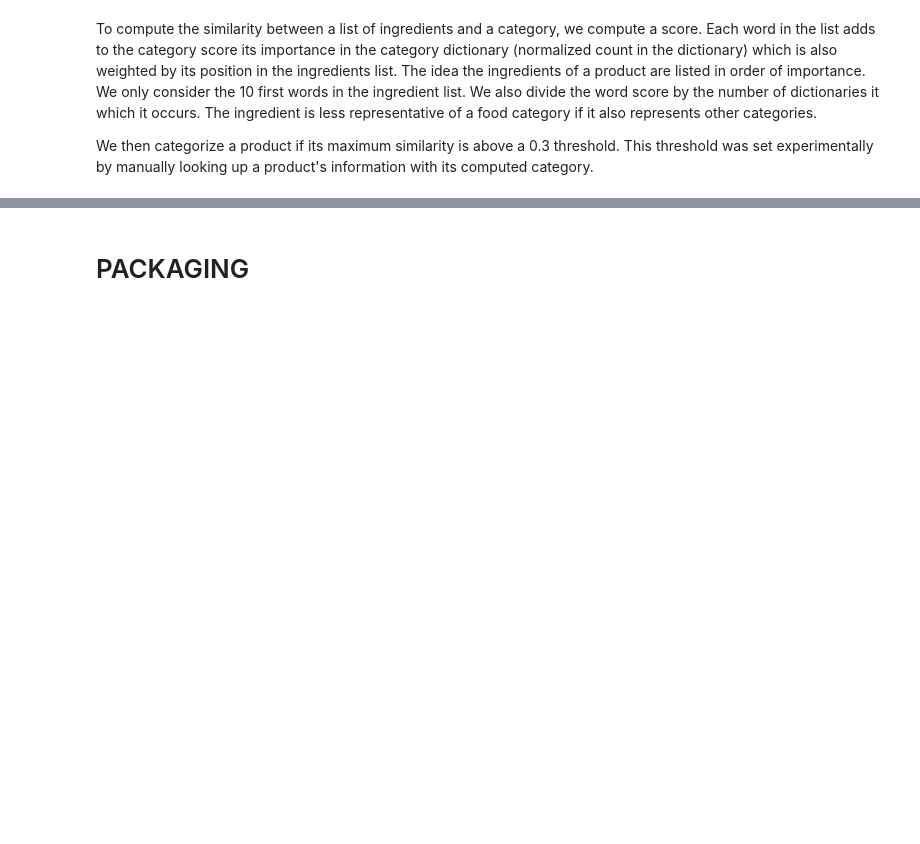
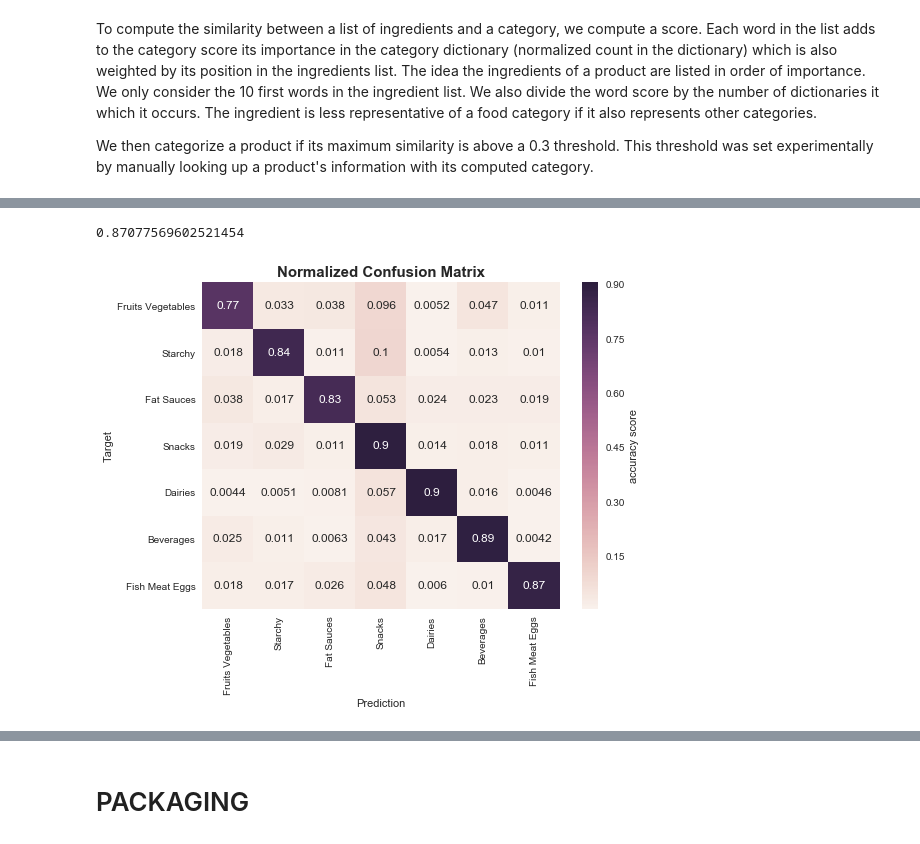
Before and after one commit to romi514/ProjectADA, a Jupyter notebook: exploration/columns_exploration.ipynb, the cells around one changed output, grey strips where cells are left out. Cells and saved outputs as stored; diff of their text form; code cells hidden in the pictures; blank space fills up the shorter version.

```diff
--- a/exploration/columns_exploration.ipynb
+++ b/exploration/columns_exploration.ipynb
@@ -380,0 +372,8 @@ The new number of categorized products represents 57% of the data kept.
+# %%
+training_X = np.stack(training_X.values)
+training_Y = np.array(training_Y.values)
+# %%
+nonZeroRowsIndexes = np.where(training_X.any(axis=1))[0]
+print("Number of kept rows : {}, {}% of training data".format(len(nonZeroRowsIndexes),100*len(nonZeroRowsIndexes)/training_X.shape[0]))
+training_X = np.take(training_X,nonZeroRowsIndexes,axis=0)
+training_Y = np.take(training_Y,nonZeroRowsIndexes,axis=0)
@@ -380,0 +382,6 @@ The new number of categorized products represents 57% of the data kept.
+# %%
+from sklearn.model_selection import train_test_split
+
+X_train, X_test, y_train, y_test = train_test_split(training_X, training_Y, test_size=0.33, random_state=2)
+print("Number of training samples : {}".format(X_train.shape[0]))
+print("Number of testing samples : {}".format(X_test.shape[0]))
@@ -380,0 +391,5 @@ The new number of categorized products represents 57% of the data kept.
+# %%
+from sklearn.ensemble import RandomForestClassifier
+
+clf = RandomForestClassifier(random_state=0,n_estimators=10,criterion="entropy")
+clf.fit(X_train,y_train)
@@ -380,0 +405,21 @@ The new number of categorized products represents 57% of the data kept.
+# %%
+from sklearn.metrics import accuracy_score
+accuracy_score(y_test,clf.predict(X_test))
+# %% [output]
+0.87077569602521454
+# %%
+from sklearn.metrics import confusion_matrix
+cm = confusion_matrix(y_test,clf.predict(X_test),normalize='true')
+n = len(cat_conv)
+columns = list(cat_conv)
+
+plt.figure(figsize=(8,6))
+sns.heatmap(cm, annot=True, cbar_kws={'label': 'accuracy score'})
+plt.title("Normalized Confusion Matrix", fontsize=15, fontweight="bold")
+plt.xticks(np.arange(n)+0.5,columns,rotation='vertical')
+plt.yticks(np.arange(n)+0.5,np.flip(columns,axis=0),rotation='horizontal')
+plt.ylabel("Target")
+plt.xlabel("Prediction")
+plt.show()
+# %% [output]
+[figure, added]
```
Also changed, not shown: parts of 35 cells of this notebook.
